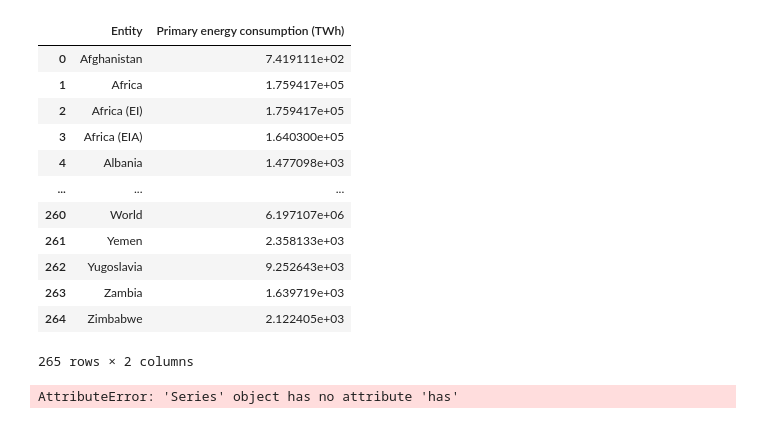
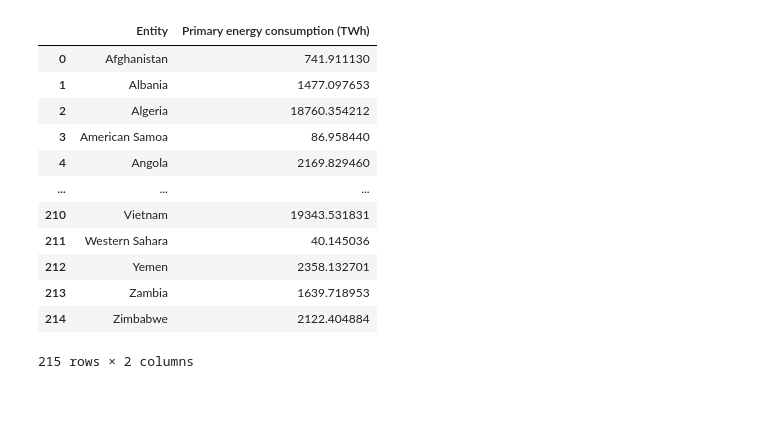
Before and after one commit to Sydney205/Primary-energy-consumption, a Jupyter notebook: energy_consumption_analysis.ipynb, the cells around one changed output. Saved outputs shown, nothing was run; the diff lists cells and outputs as text; code cells hidden in the pictures.

```diff
--- a/energy_consumption_analysis.ipynb
+++ b/energy_consumption_analysis.ipynb
@@ -26,22 +29,19 @@ df
-# %%
-df.groupby("Entity")["Primary energy consumption (TWh)"].sum().reset_index()
-# %% [output]
-|  | Entity | Primary energy consumption (TWh) |
-| 0 | Afghanistan | 7.419111e+02 |
-| 1 | Africa | 1.759417e+05 |
-| 2 | Africa (EI) | 1.759417e+05 |
-| 3 | Africa (EIA) | 1.640300e+05 |
-| 4 | Albania | 1.477098e+03 |
-| ... | ... | ... |
-| 260 | World | 6.197107e+06 |
-| 261 | Yemen | 2.358133e+03 |
-| 262 | Yugoslavia | 9.252643e+03 |
-| 263 | Zambia | 1.639719e+03 |
-| 264 | Zimbabwe | 2.122405e+03 |
-265 rows × 2 columns
-# %%
-# df.filter(items=countries)
-
-df["Entity"].has(countries)
-# %% [output]
-AttributeError: 'Series' object has no attribute 'has'
+# %%
+countries = df[df["Entity"].isin(country_list)]
+country_energy_consumption = countries.groupby("Entity")["Primary energy consumption (TWh)"].sum().reset_index()
+
+country_energy_consumption
+# %% [output]
+|  | Entity | Primary energy consumption (TWh) |
+| 0 | Afghanistan | 741.911130 |
+| 1 | Albania | 1477.097653 |
+| 2 | Algeria | 18760.354212 |
+| 3 | American Samoa | 86.958440 |
+| 4 | Angola | 2169.829460 |
+| ... | ... | ... |
+| 210 | Vietnam | 19343.531831 |
+| 211 | Western Sahara | 40.145036 |
+| 212 | Yemen | 2358.132701 |
+| 213 | Zambia | 1639.718953 |
+| 214 | Zimbabwe | 2122.404884 |
+215 rows × 2 columns
```
Also changed, not shown: parts of 11 cells of this notebook, 7 other files.
